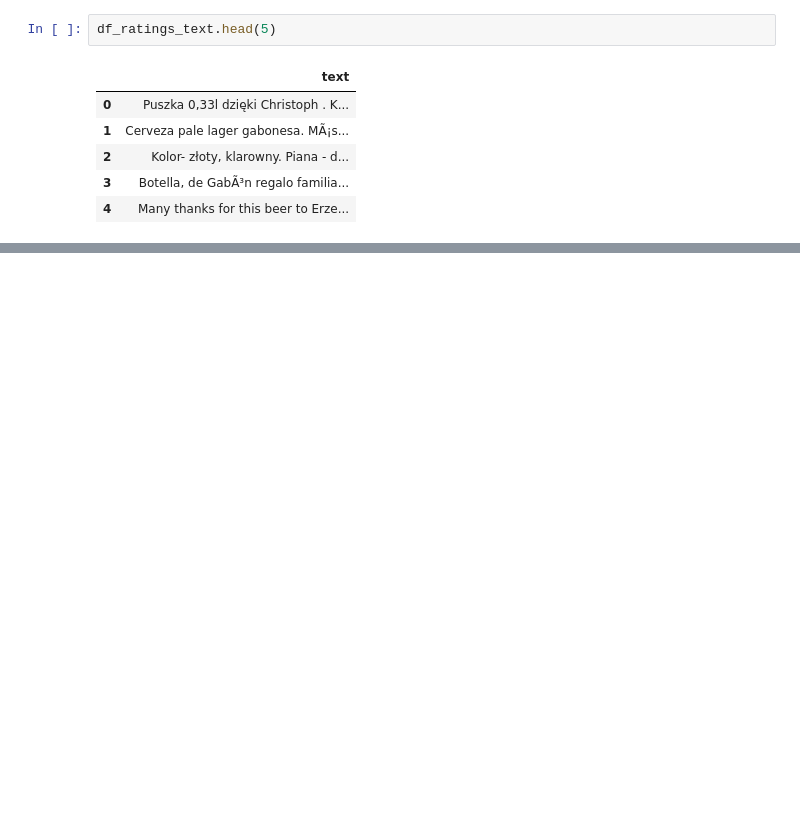
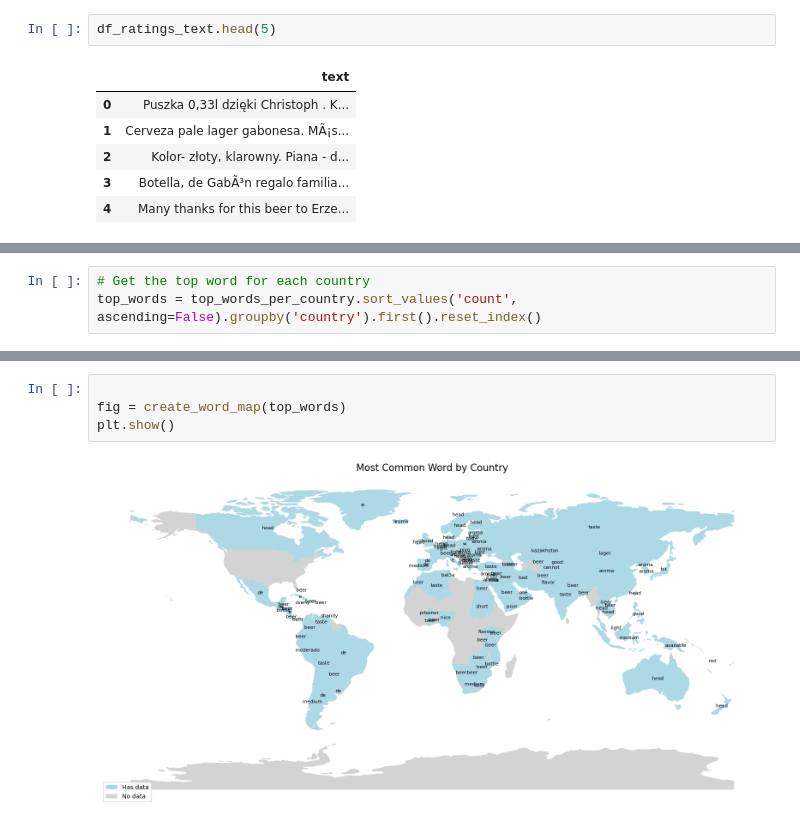
Before and after one commit to epfl-ada/ada-2024-project-sadamasochists, a Jupyter notebook: analysis/NLP.ipynb, the cells around one changed output, grey strips where cells are left out. Saved outputs shown, nothing was run; the diff lists cells and outputs as text; blank space fills up the shorter version.

```diff
--- a/analysis/NLP.ipynb
+++ b/analysis/NLP.ipynb
@@ -67,0 +509,3 @@ df_ratings_text.head(5)
+# %%
+# Get the top word for each country
+top_words = top_words_per_country.sort_values('count', ascending=False).groupby('country').first().reset_index()
@@ -67,0 +668,6 @@ df_ratings_text.head(5)
+# %%
+
+fig = create_word_map(top_words)
+plt.show()
+# %% [output]
+[figure, added]
```
Also changed, not shown: parts of 40 cells of this notebook.
